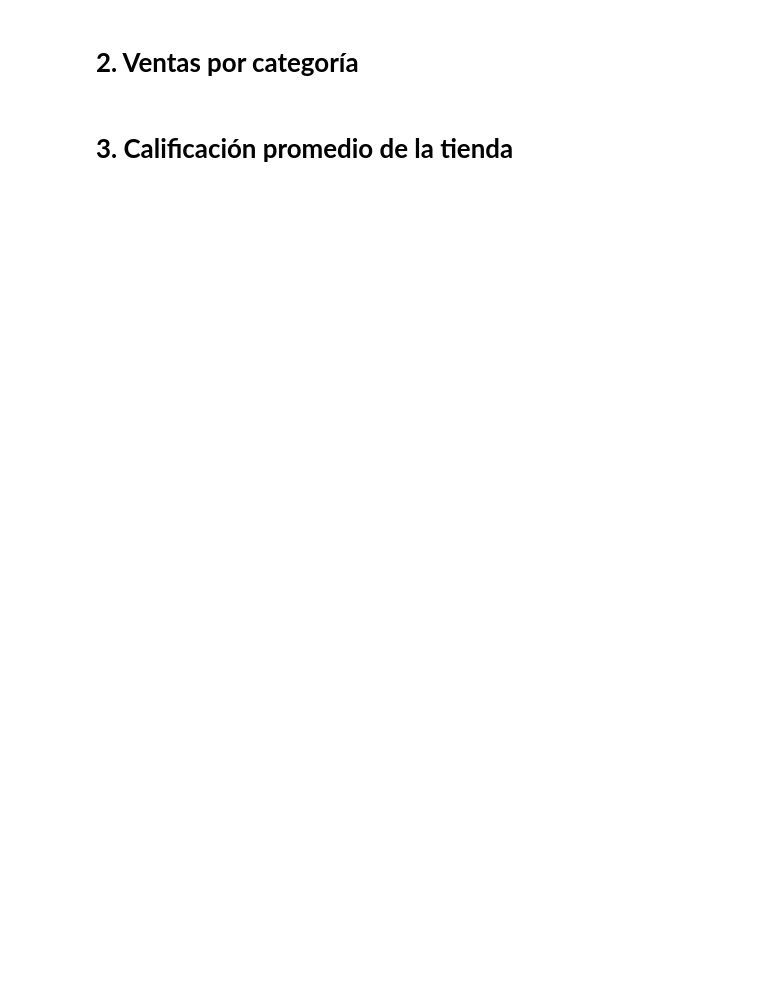
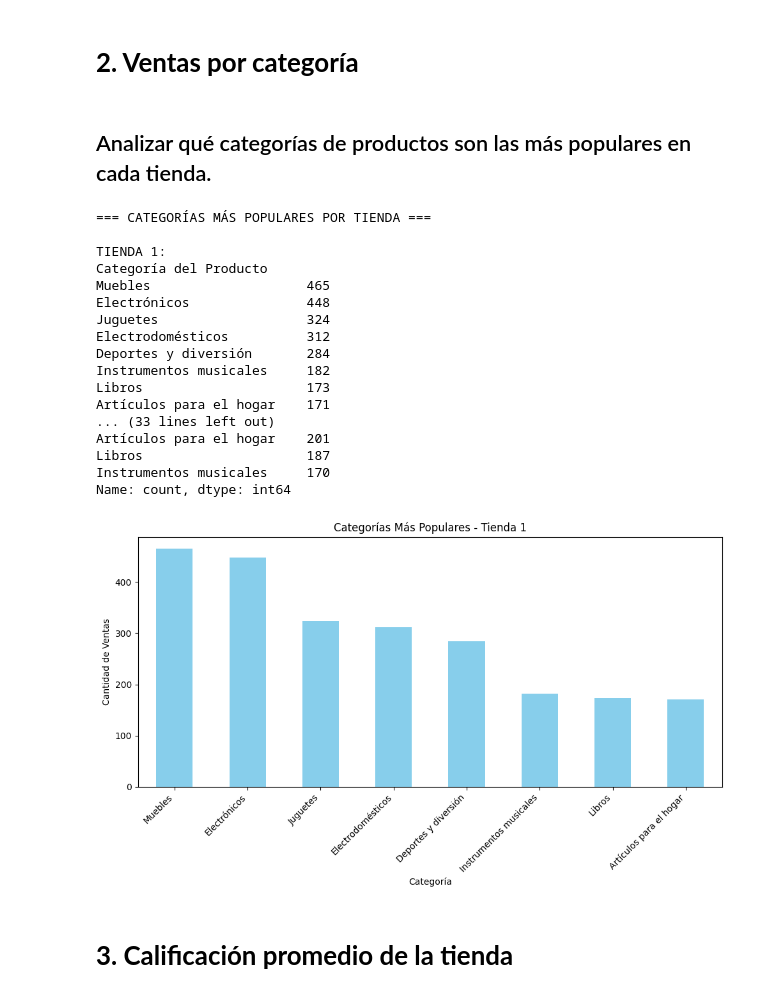
Before and after one commit to javito72/desafio_alura_store_latam, a Jupyter notebook: desafio_alura_store_latam.ipynb, the cells around one changed output. Saved outputs shown, nothing was run; the diff lists cells and outputs as text; code cells hidden in the pictures; blank space fills up the shorter version.

```diff
--- a/desafio_alura_store_latam.ipynb
+++ b/desafio_alura_store_latam.ipynb
@@ -28,4 +66,54 @@ tienda.head()
 # %% [markdown]
 # **2. Ventas por categoría**
+# %% [markdown]
+## Analizar qué categorías de productos son las más populares en cada tienda.
+# %%
+# Contar ventas por categoría en cada tienda
+print("=== CATEGORÍAS MÁS POPULARES POR TIENDA ===\n")
+
+print("TIENDA 1:")
+cat_tienda1 = tienda['Categoría del Producto'].value_counts()
+print(cat_tienda1)
+
+print("\nTIENDA 2:")
+cat_tienda2 = tienda2['Categoría del Producto'].value_counts()
+print(cat_tienda2)
+
+print("\nTIENDA 3:")
+cat_tienda3 = tienda3['Categoría del Producto'].value_counts()
+print(cat_tienda3)
+
+print("\nTIENDA 4:")
+cat_tienda4 = tienda4['Categoría del Producto'].value_counts()
+print(cat_tienda4)
+
+# Visualización para Tienda 1 (ejemplo)
+plt.figure(figsize=(10, 6))
+cat_tienda1.plot(kind='bar', color='skyblue')
+plt.xlabel('Categoría')
+plt.ylabel('Cantidad de Ventas')
+plt.title('Categorías Más Populares - Tienda 1')
+plt.xticks(rotation=45, ha='right')
+plt.tight_layout()
+plt.show()
+# %% [output]
+=== CATEGORÍAS MÁS POPULARES POR TIENDA ===
+
+TIENDA 1:
+Categoría del Producto
+Muebles                    465
+Electrónicos               448
+Juguetes                   324
+Electrodomésticos          312
+Deportes y diversión       284
+Instrumentos musicales     182
+Libros                     173
+Artículos para el hogar    171
+... (33 lines left out)
+Artículos para el hogar    201
+Libros                     187
+Instrumentos musicales     170
+Name: count, dtype: int64
+[figure, added]
 # %% [markdown]
 # **3. Calificación promedio de la tienda**
```
Also changed, not shown: parts of 9 cells of this notebook.
